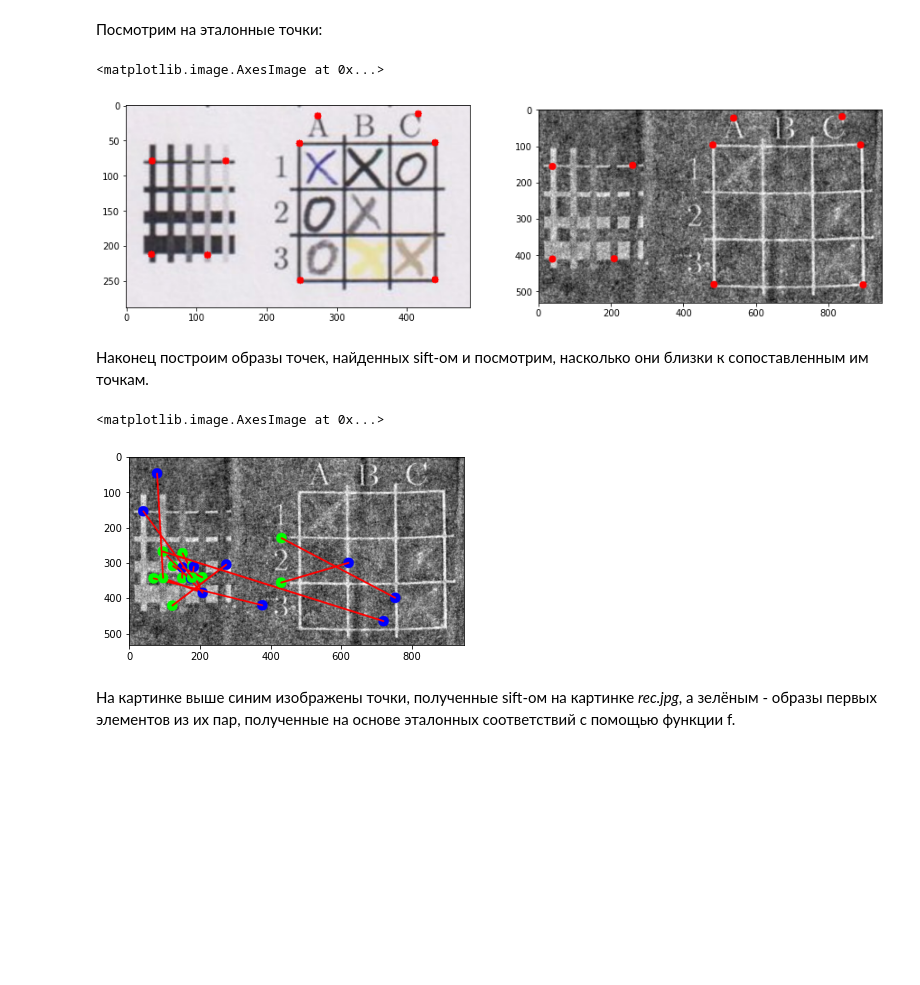
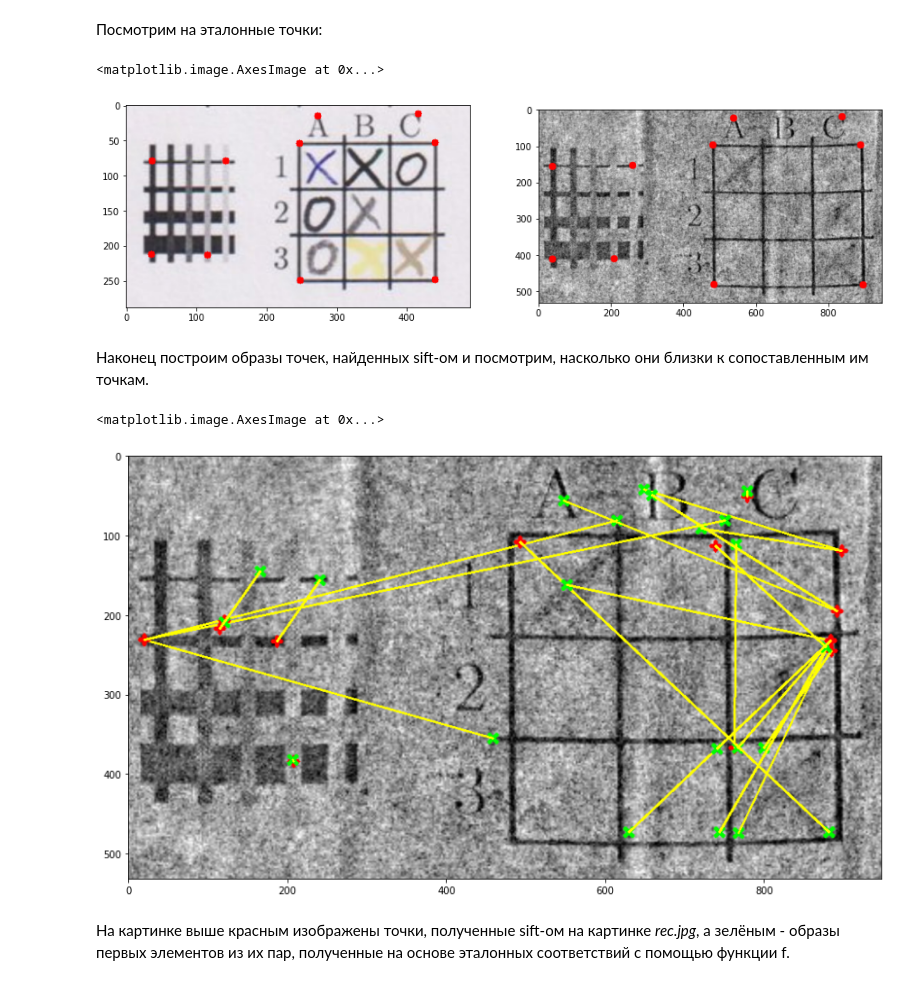
Before and after one commit to valkon29/innprac, a Jupyter notebook: notebook.ipynb, the cells around one changed output. Cells and saved outputs as stored; diff of their text form; code cells hidden in the pictures; blank space fills up the shorter version.

Commit message:
add inversion and cross markers

```diff
--- a/notebook.ipynb
+++ b/notebook.ipynb
@@ -103,7 +103,7 @@ import cv2 as cv
 import matplotlib.pyplot as plt
 
 img1 = cv.imread('origin.jpg', cv.IMREAD_GRAYSCALE)
-img2 = cv.imread('rec.jpg', cv.IMREAD_GRAYSCALE)
+img2 = 255 - cv.imread('rec.jpg', cv.IMREAD_GRAYSCALE)
 
 sift = cv.SIFT_create()
 
@@ -117,7 +117,7 @@ matches = bf.match(des1,des2)
 matches = sorted(matches, key = lambda x:x.distance)
 pairs = [ (kp1[match.queryIdx].pt, kp2[match.trainIdx].pt) for match in matches ]
 
-N = 20
+N = 30
 
 img3 = cv.drawMatches(img1,kp1,img2,kp2,matches[:N],None,flags=cv.DrawMatchesFlags_NOT_DRAW_SINGLE_POINTS)
 
@@ -164,7 +164,7 @@ for p in X:
 
 axarr[0].imshow(img_1)
 
-img_2 = cv.imread("rec.jpg")
+img_2 = 255 - cv.imread("rec.jpg")
 img_2 = cv.cvtColor(img_2, cv.COLOR_BGR2RGB)
 
 for p in Y:
@@ -173,7 +173,7 @@ for p in Y:
 axarr[1].imshow(img_2)
 # %% [output]
 <matplotlib.image.AxesImage at 0x...>
-[figure, old version]
+[figure, new version]
 # %% [markdown]
 Наконец построим образы точек, найденных sift-ом и посмотрим, насколько они близки к сопоставленным им точкам.
 # %%
@@ -186,21 +186,24 @@ for point in keypoints_x:
 # %%
 from PIL import Image
 
-img_2 = cv.imread("rec.jpg")
+img_2 = 255 - cv.imread("rec.jpg")
 
 for p, true_p in zip(keypoints_y, keypoints_x_im):
     if true_p is None:
         continue
     round_p = (int(p[0]), int(p[1]))
     round_true_p = (int(true_p[0]), int(true_p[1]))
-    cv.circle(img_2, round_p, 15, (0, 0, 255), -1)
-    cv.circle(img_2, round_true_p, 15, (0, 255, 0), -1)
-    cv.line(img_2,round_p,round_true_p,(255,0,0),3)
+    cv.drawMarker(img_2, round_p, color=(255, 0, 0), thickness=3,
+        markerType= cv.MARKER_CROSS, line_type=cv.LINE_AA, markerSize=12)
+    cv.drawMarker(img_2, round_true_p, color=(0, 255, 0), thickness=3,
+        markerType= cv.MARKER_TILTED_CROSS, line_type=cv.LINE_AA, markerSize=10)
+    cv.line(img_2,round_p,round_true_p,(255,255,0),2)
 
+plt.figure(figsize =(15, 8))
 img = Image.fromarray(img_2)
 plt.imshow(img_2)
 # %% [output]
 <matplotlib.image.AxesImage at 0x...>
-[figure, old version]
+[figure, new version]
 # %% [markdown]
-На картинке выше синим изображены точки, полученные sift-ом на картинке _rec.jpg_, а зелёным - образы первых элементов из их пар, полученные на основе эталонных соответствий с помощью функции f.
+На картинке выше красным изображены точки, полученные sift-ом на картинке _rec.jpg_, а зелёным - образы первых элементов из их пар, полученные на основе эталонных соответствий с помощью функции f.
```
Also changed, not shown: parts of 3 cells of this notebook.
